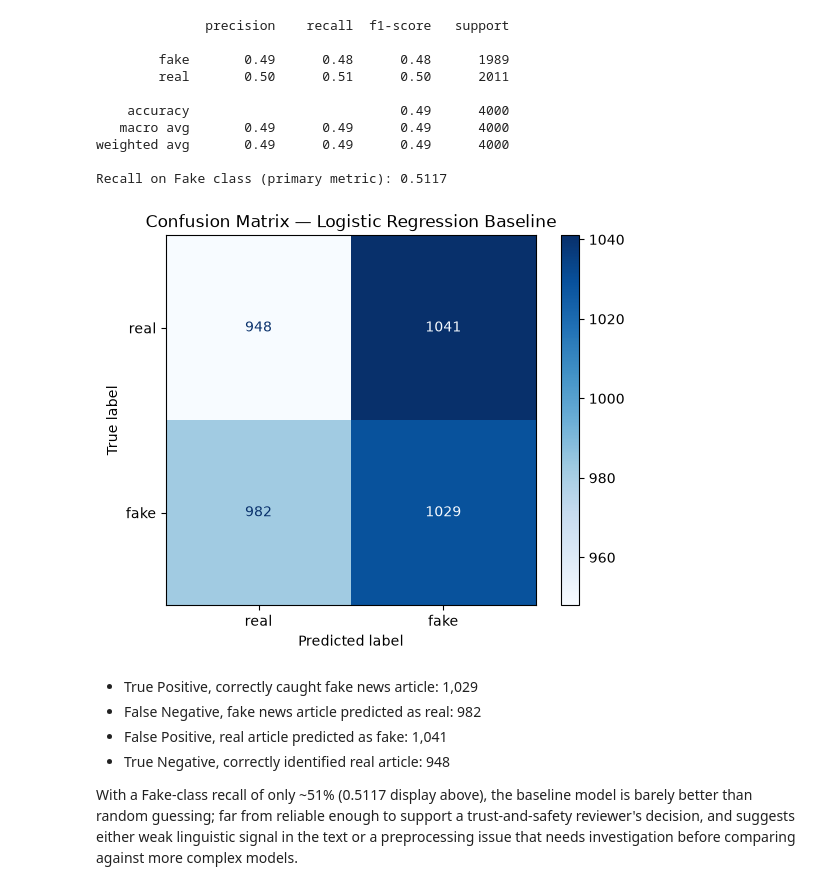
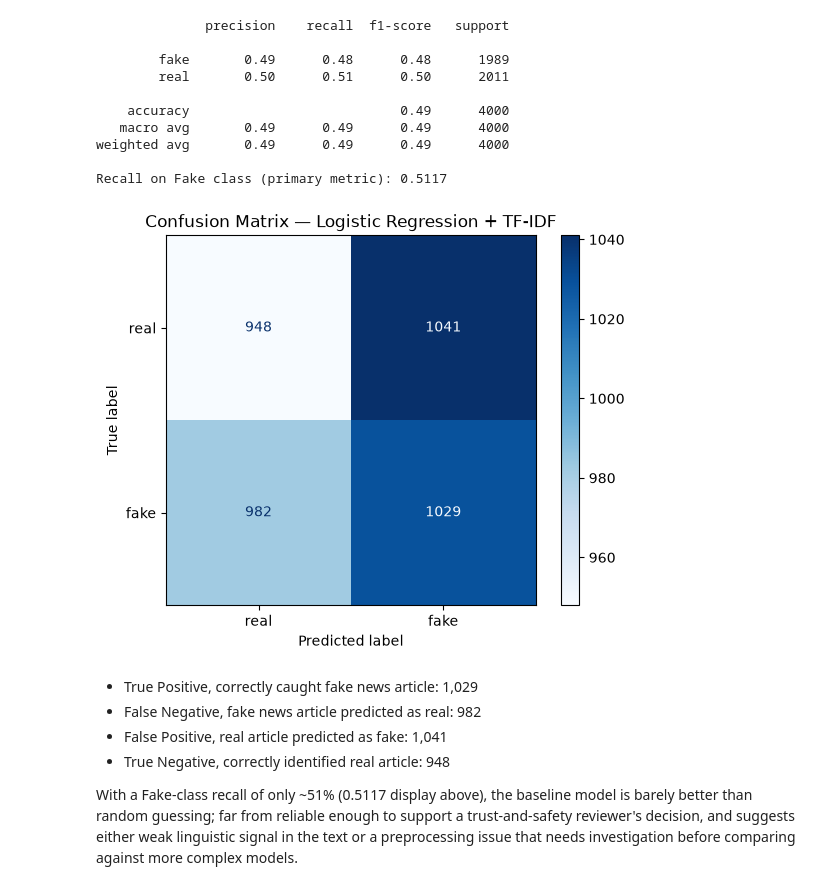
Before and after one commit to jirapon000/XDS_Fake_New_Detection, a Jupyter notebook: logistic_regression_TF-IDF.ipynb, the cells around one changed output. Cells and saved outputs as stored; diff of their text form; code cells hidden in the pictures.

```diff
--- a/logistic_regression.ipynb
+++ b/logistic_regression_TF-IDF.ipynb
@@ -139,11 +139,11 @@ Recall on Fake class (primary metric): 0.5117
 # %%
 cm = confusion_matrix(y_test, y_pred)
 disp = ConfusionMatrixDisplay(confusion_matrix=cm, display_labels=["real", "fake"])
 disp.plot(cmap="Blues")
-plt.title("Confusion Matrix — Logistic Regression Baseline")
+plt.title("Confusion Matrix — Logistic Regression + TF-IDF")
 plt.show()
 # %% [output]
-[figure, old version]
+[figure, new version]
 # %% [markdown]
 - True Positive, correctly caught fake news article: 1,029
 - False Negative, fake news article predicted as real: 982
```
Also changed, not shown: parts of 1 cell of this notebook, 3 other files.
